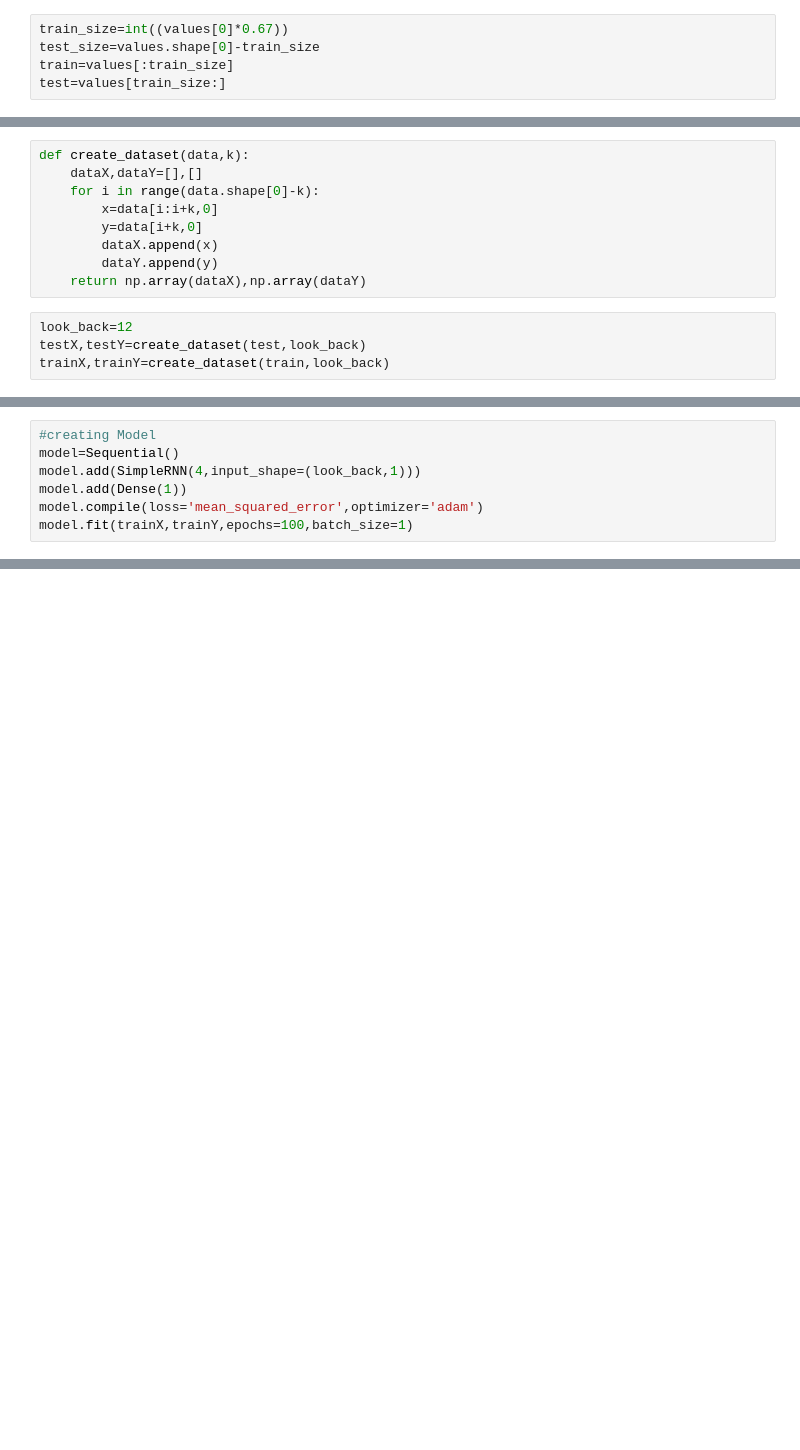
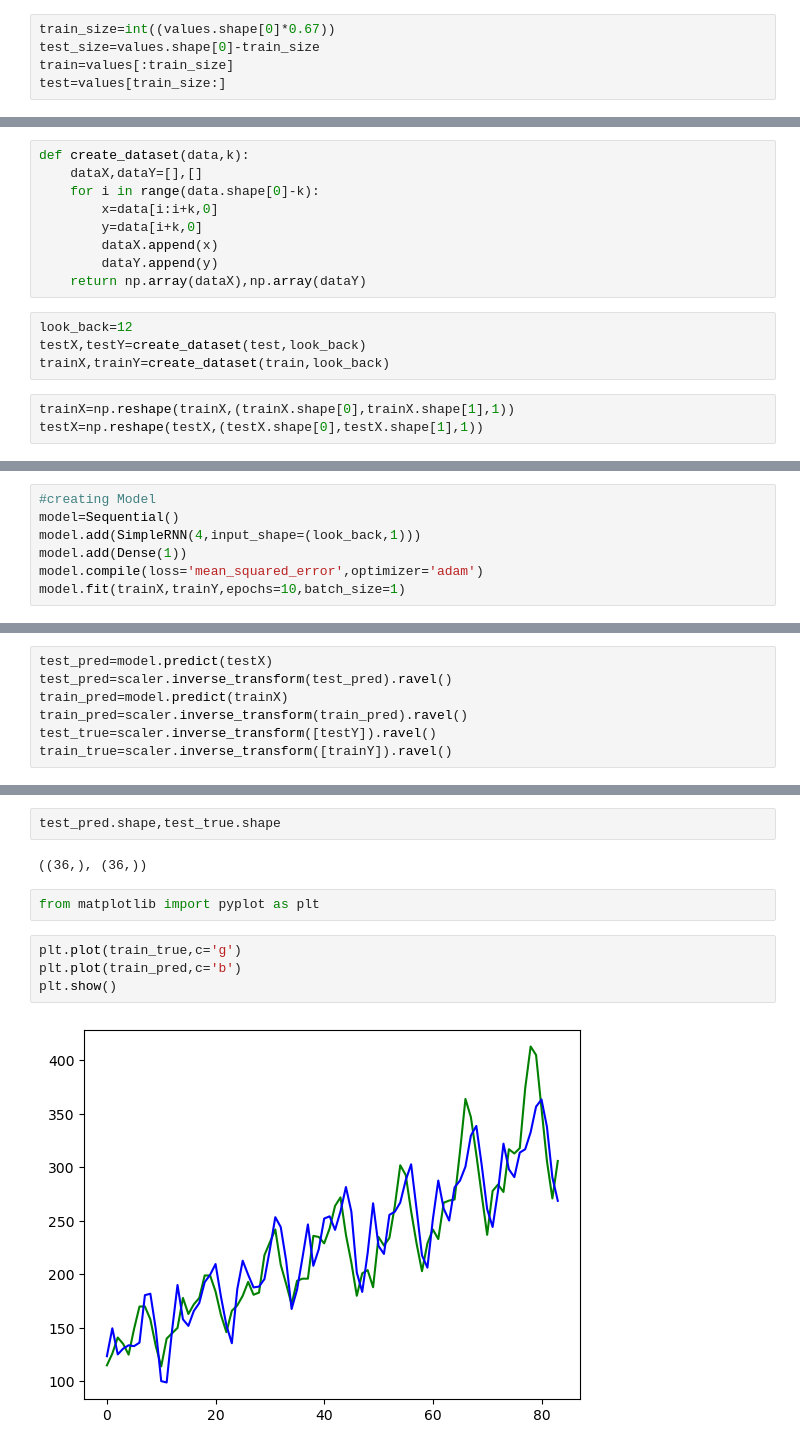
Before and after one commit to mumar389/Machine_Learning, a Jupyter notebook: 23.RNN/rnn_1.ipynb, the cells around one changed output, grey strips where cells are left out. Saved outputs shown, nothing was run; the diff lists cells and outputs as text; blank space fills up the shorter version.

```diff
--- a/23.RNN/rnn_1.ipynb
+++ b/23.RNN/rnn_1.ipynb
@@ -16,5 +19,5 @@ values=df.values.astype('float32')
 # %%
-train_size=int((values[0]*0.67))
+train_size=int((values.shape[0]*0.67))
 test_size=values.shape[0]-train_size
 train=values[:train_size]
 test=values[train_size:]
@@ -45,6 +48,9 @@ def create_dataset(data,k):
 look_back=12
 testX,testY=create_dataset(test,look_back)
 trainX,trainY=create_dataset(train,look_back)
+# %%
+trainX=np.reshape(trainX,(trainX.shape[0],trainX.shape[1],1))
+testX=np.reshape(testX,(testX.shape[0],testX.shape[1],1))
 # %%
 trainX.shape
 # %% [output]
@@ -55,5 +61,5 @@ model=Sequential()
 model.add(SimpleRNN(4,input_shape=(look_back,1)))
 model.add(Dense(1))
 model.compile(loss='mean_squared_error',optimizer='adam')
-model.fit(trainX,trainY,epochs=100,batch_size=1)
+model.fit(trainX,trainY,epochs=10,batch_size=1)
 # %% [output]
@@ -77 +86,8 @@ Epoch 100/100
 <keras.callbacks.History at 0x...>
+# %%
+test_pred=model.predict(testX)
+test_pred=scaler.inverse_transform(test_pred).ravel()
+train_pred=model.predict(trainX)
+train_pred=scaler.inverse_transform(train_pred).ravel()
+test_true=scaler.inverse_transform([testY]).ravel()
+train_true=scaler.inverse_transform([trainY]).ravel()
@@ -77,0 +97,12 @@ Epoch 100/100
+# %%
+test_pred.shape,test_true.shape
+# %% [output]
+((36,), (36,))
+# %%
+from matplotlib import pyplot as plt
+# %%
+plt.plot(train_true,c='g')
+plt.plot(train_pred,c='b')
+plt.show()
+# %% [output]
+[figure, added]
```
Also changed, not shown: parts of 6 cells of this notebook.
